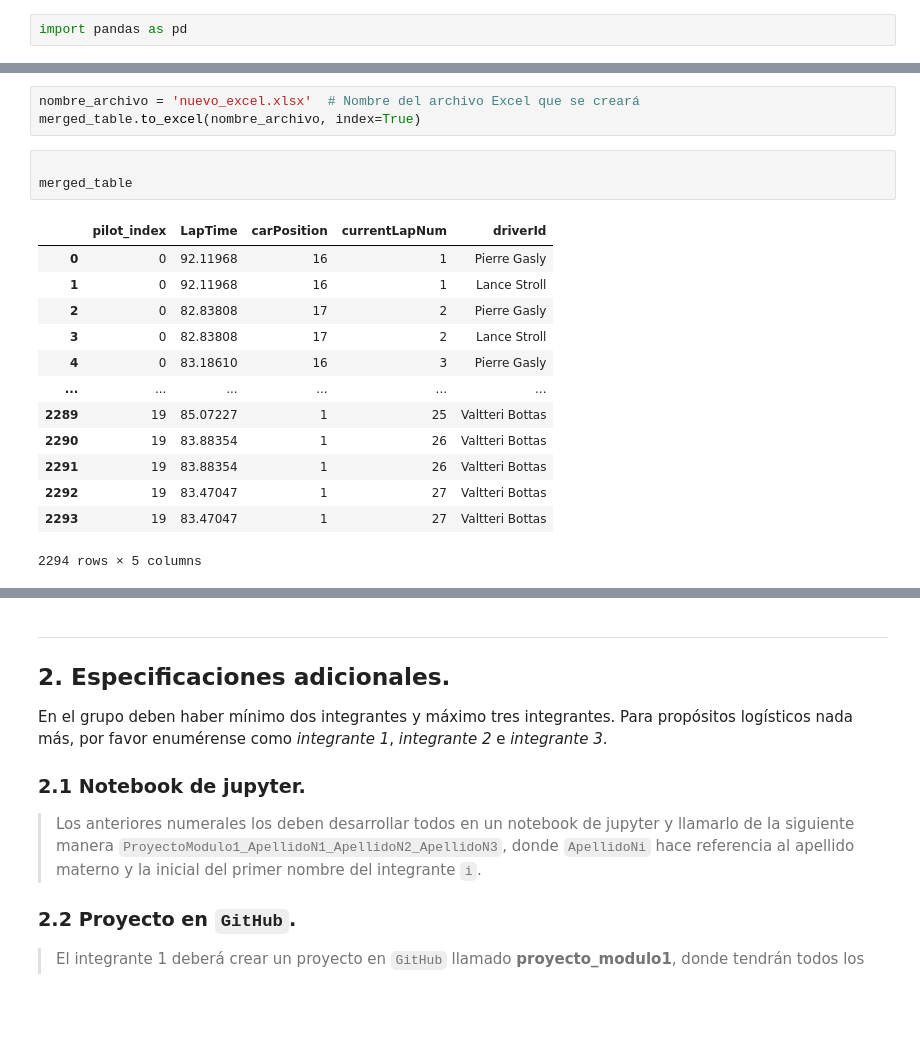
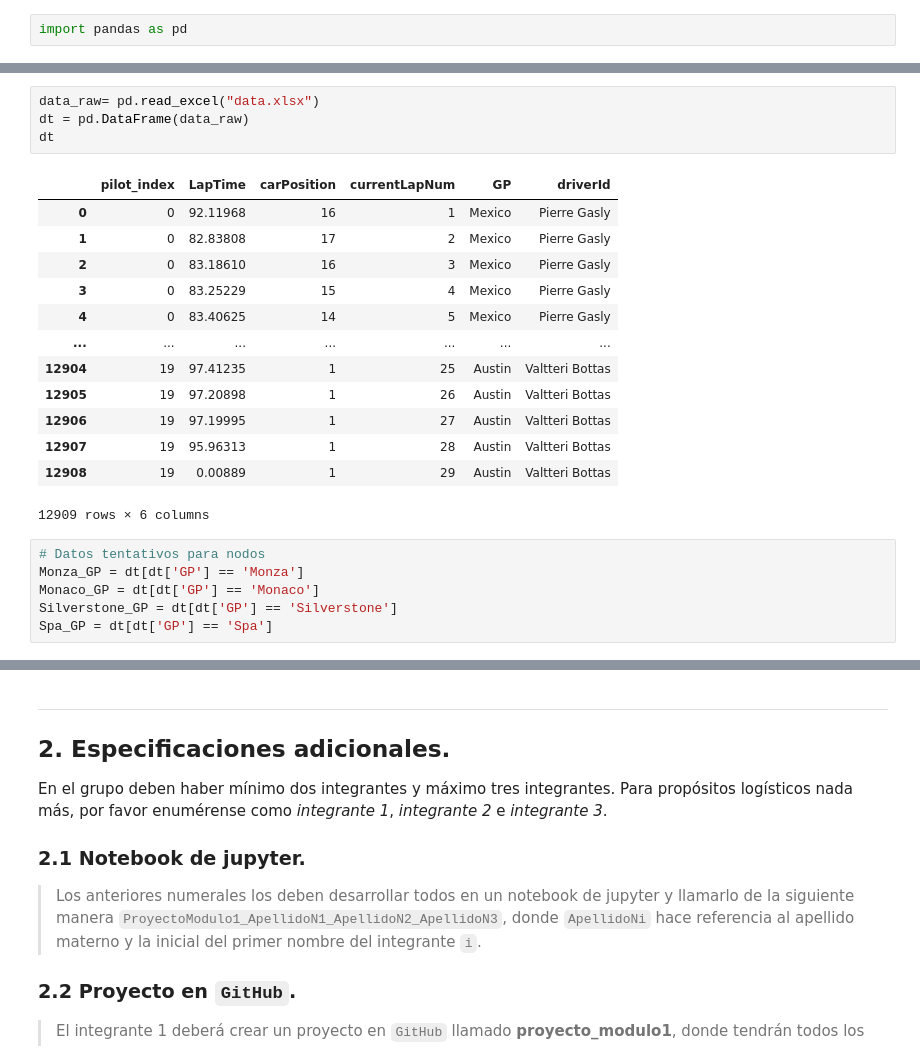
Before and after one commit to carolanb/Proyecto_modulo1, a Jupyter notebook: GuiaProyectoActual.ipynb, the cells around one changed output, grey strips where cells are left out. Cells and saved outputs as stored; diff of their text form; blank space fills up the shorter version.

Commit message:
hipotesis, función y datos de los 4 GP (nodos) separados

```diff
--- a/GuiaProyectoActual.ipynb
+++ b/GuiaProyectoActual.ipynb
@@ -306,20 +200,24 @@ merged_table
-# %%
-nombre_archivo = 'nuevo_excel.xlsx'  # Nombre del archivo Excel que se creará
-merged_table.to_excel(nombre_archivo, index=True)
-# %%
-
-merged_table
-# %% [output]
-|  | pilot_index | LapTime | carPosition | currentLapNum | driverId |
-| 0 | 0 | 92.11968 | 16 | 1 | Pierre Gasly |
-| 1 | 0 | 92.11968 | 16 | 1 | Lance Stroll |
-| 2 | 0 | 82.83808 | 17 | 2 | Pierre Gasly |
-| 3 | 0 | 82.83808 | 17 | 2 | Lance Stroll |
-| 4 | 0 | 83.18610 | 16 | 3 | Pierre Gasly |
-| ... | ... | ... | ... | ... | ... |
-| 2289 | 19 | 85.07227 | 1 | 25 | Valtteri Bottas |
-| 2290 | 19 | 83.88354 | 1 | 26 | Valtteri Bottas |
-| 2291 | 19 | 83.88354 | 1 | 26 | Valtteri Bottas |
-| 2292 | 19 | 83.47047 | 1 | 27 | Valtteri Bottas |
-| 2293 | 19 | 83.47047 | 1 | 27 | Valtteri Bottas |
-2294 rows × 5 columns
+# %%
+data_raw= pd.read_excel("data.xlsx")
+dt = pd.DataFrame(data_raw)
+dt
+# %% [output]
+|  | pilot_index | LapTime | carPosition | currentLapNum | GP | driverId |
+| 0 | 0 | 92.11968 | 16 | 1 | Mexico | Pierre Gasly |
+| 1 | 0 | 82.83808 | 17 | 2 | Mexico | Pierre Gasly |
+| 2 | 0 | 83.18610 | 16 | 3 | Mexico | Pierre Gasly |
+| 3 | 0 | 83.25229 | 15 | 4 | Mexico | Pierre Gasly |
+| 4 | 0 | 83.40625 | 14 | 5 | Mexico | Pierre Gasly |
+| ... | ... | ... | ... | ... | ... | ... |
+| 12904 | 19 | 97.41235 | 1 | 25 | Austin | Valtteri Bottas |
+| 12905 | 19 | 97.20898 | 1 | 26 | Austin | Valtteri Bottas |
+| 12906 | 19 | 97.19995 | 1 | 27 | Austin | Valtteri Bottas |
+| 12907 | 19 | 95.96313 | 1 | 28 | Austin | Valtteri Bottas |
+| 12908 | 19 | 0.00889 | 1 | 29 | Austin | Valtteri Bottas |
+12909 rows × 6 columns
+# %%
+# Datos tentativos para nodos
+Monza_GP = dt[dt['GP'] == 'Monza']
+Monaco_GP = dt[dt['GP'] == 'Monaco']
+Silverstone_GP = dt[dt['GP'] == 'Silverstone']
+Spa_GP = dt[dt['GP'] == 'Spa']
```
Also changed, not shown: parts of 16 cells of this notebook, 3 other files.
